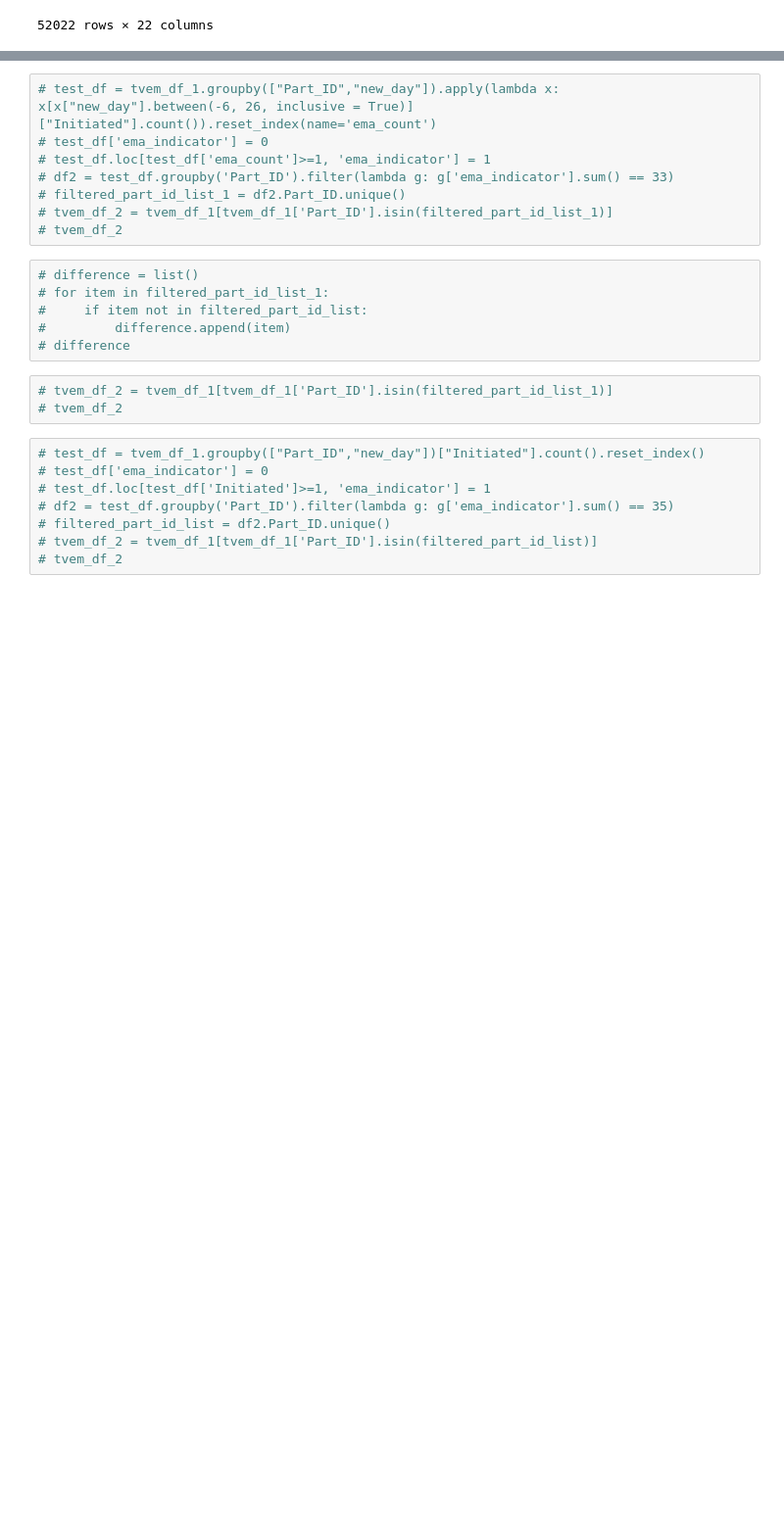
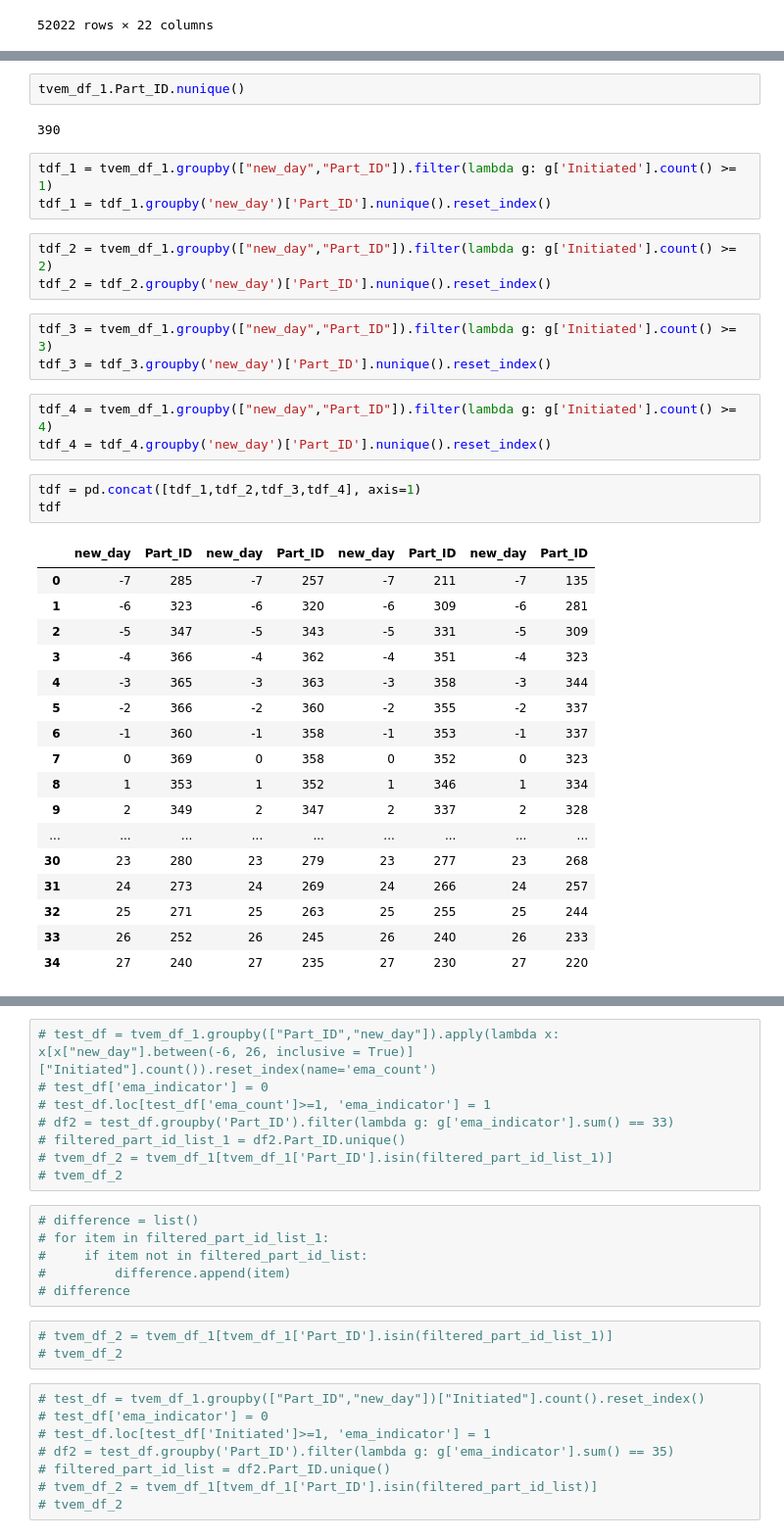
Before and after one commit to BhanuAnand/smoking-cessation-study, a Jupyter notebook: CARE_data_curation_for_tvem_analysis.ipynb, the cells around one changed output, grey strips where cells are left out. Shown at 98% size. Drawn from its saved outputs; the diff is of its cells as text; blank space fills up the shorter version.

```diff
--- a/CARE_data_curation_for_tvem_analysis.ipynb
+++ b/CARE_data_curation_for_tvem_analysis.ipynb
@@ -247,0 +476,37 @@ len(filtered_part_id_list)
+# %%
+tvem_df_1.Part_ID.nunique()
+# %% [output]
+390
+# %%
+tdf_1 = tvem_df_1.groupby(["new_day","Part_ID"]).filter(lambda g: g['Initiated'].count() >= 1)
+tdf_1 = tdf_1.groupby('new_day')['Part_ID'].nunique().reset_index()
+# %%
+tdf_2 = tvem_df_1.groupby(["new_day","Part_ID"]).filter(lambda g: g['Initiated'].count() >= 2)
+tdf_2 = tdf_2.groupby('new_day')['Part_ID'].nunique().reset_index()
+# %%
+tdf_3 = tvem_df_1.groupby(["new_day","Part_ID"]).filter(lambda g: g['Initiated'].count() >= 3)
+tdf_3 = tdf_3.groupby('new_day')['Part_ID'].nunique().reset_index()
+# %%
+tdf_4 = tvem_df_1.groupby(["new_day","Part_ID"]).filter(lambda g: g['Initiated'].count() >= 4)
+tdf_4 = tdf_4.groupby('new_day')['Part_ID'].nunique().reset_index()
+# %%
+tdf = pd.concat([tdf_1,tdf_2,tdf_3,tdf_4], axis=1)
+tdf
+# %% [output]
+|  | new_day | Part_ID | new_day | Part_ID | new_day | Part_ID | new_day | Part_ID |
+| 0 | -7 | 285 | -7 | 257 | -7 | 211 | -7 | 135 |
+| 1 | -6 | 323 | -6 | 320 | -6 | 309 | -6 | 281 |
+| 2 | -5 | 347 | -5 | 343 | -5 | 331 | -5 | 309 |
+| 3 | -4 | 366 | -4 | 362 | -4 | 351 | -4 | 323 |
+| 4 | -3 | 365 | -3 | 363 | -3 | 358 | -3 | 344 |
+| 5 | -2 | 366 | -2 | 360 | -2 | 355 | -2 | 337 |
+| 6 | -1 | 360 | -1 | 358 | -1 | 353 | -1 | 337 |
+| 7 | 0 | 369 | 0 | 358 | 0 | 352 | 0 | 323 |
+| 8 | 1 | 353 | 1 | 352 | 1 | 346 | 1 | 334 |
+| 9 | 2 | 349 | 2 | 347 | 2 | 337 | 2 | 328 |
+| ... | ... | ... | ... | ... | ... | ... | ... | ... |
+| 30 | 23 | 280 | 23 | 279 | 23 | 277 | 23 | 268 |
+| 31 | 24 | 273 | 24 | 269 | 24 | 266 | 24 | 257 |
+| 32 | 25 | 271 | 25 | 263 | 25 | 255 | 25 | 244 |
+| 33 | 26 | 252 | 26 | 245 | 26 | 240 | 26 | 233 |
+| 34 | 27 | 240 | 27 | 235 | 27 | 230 | 27 | 220 |
```
Also changed, not shown: parts of 42 cells of this notebook.
